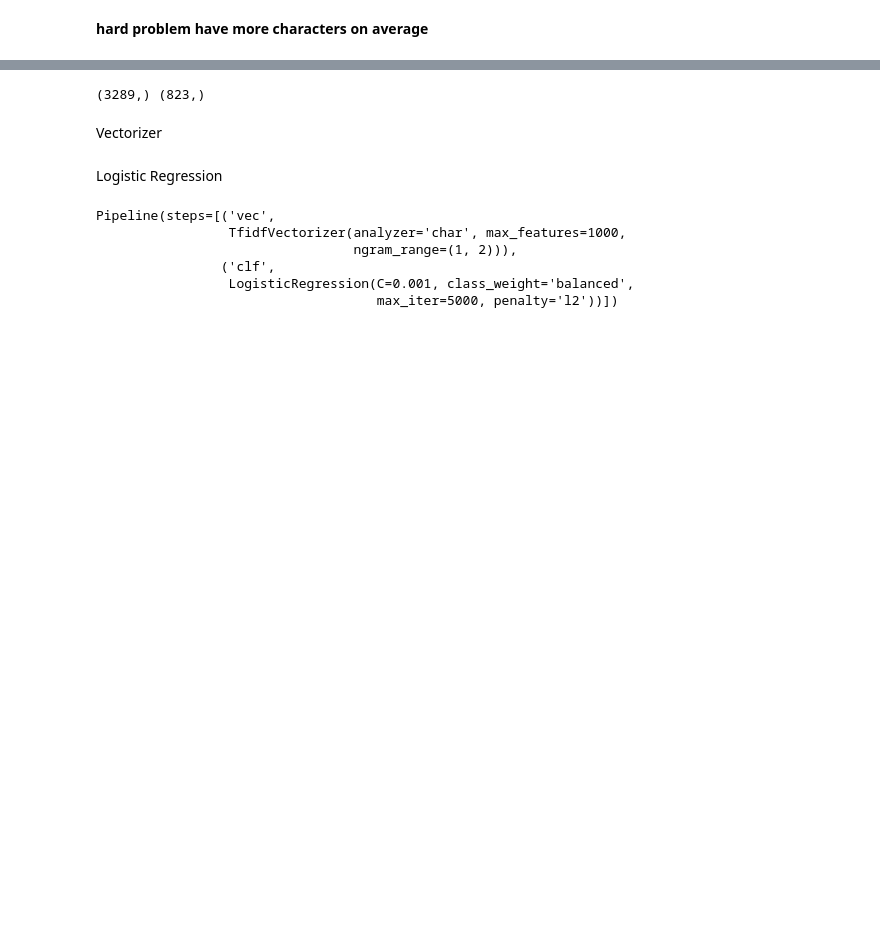
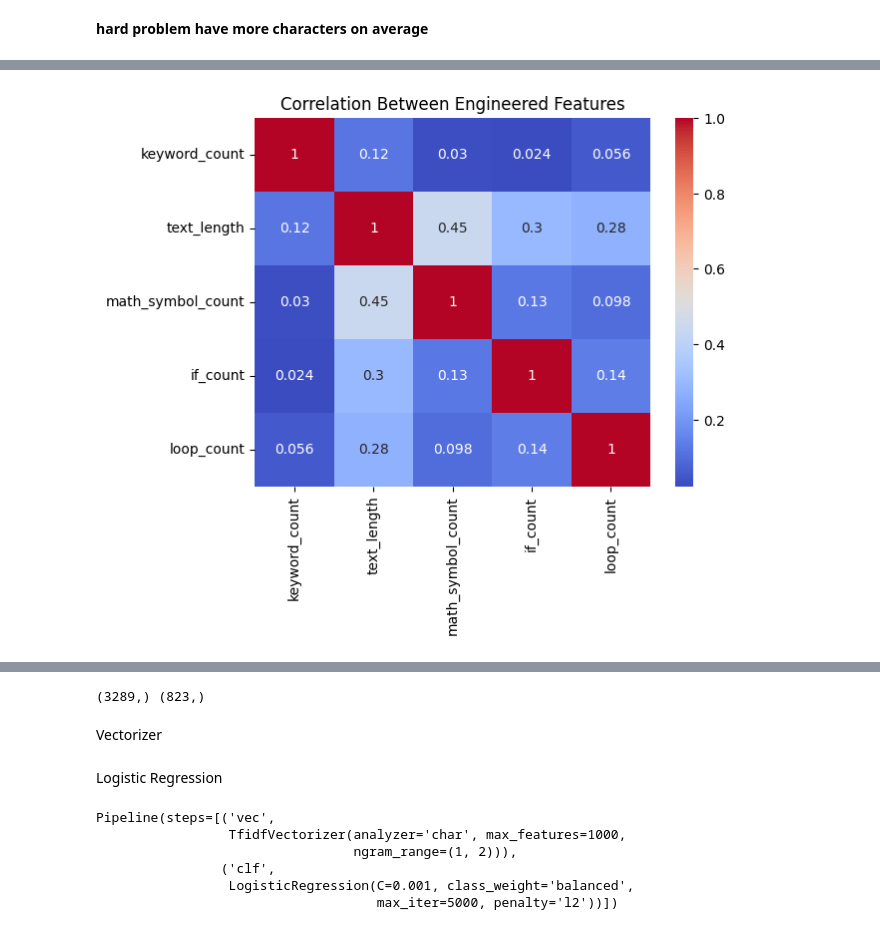
Before and after one commit to AmareswarNagam/AutoJudge, a Jupyter notebook: autojudge.ipynb, the cells around one changed output, grey strips where cells are left out. Cells and saved outputs as stored; diff of their text form; code cells hidden in the pictures; blank space fills up the shorter version.

```diff
--- a/autojudge.ipynb
+++ b/autojudge.ipynb
@@ -245,0 +194,8 @@ plt.axis("off")
+# %%
+def structural_features(text):
+    return [
+        len(text.split()),  # text length
+        len(re.findall(r"[+\-*/=<>]", text)),  # math symbols
+        text.count("if"),  # conditional hints
+        text.count("for") + text.count("while"),  # loop hints
+    ]
@@ -245,0 +212,20 @@ plt.axis("off")
+# %%
+engineered_features = []
+
+for text in df["text"]:
+    features = []
+    features.append(keyword_features(text))      # keyword column
+    features.extend(structural_features(text))   # structural feature columns
+    engineered_features.append(features)
+
+engineered_features = np.array(engineered_features)
+engineered_features_df = pd.DataFrame(
+    engineered_features,
+    columns=[
+        "keyword_count",
+        "text_length",
+        "math_symbol_count",
+        "if_count",
+        "loop_count",
+    ]
+)
@@ -245,0 +249,11 @@ plt.axis("off")
+# %%
+# correlation between engineered features
+sns.heatmap(
+    engineered_features_df.corr(),
+    annot=True,
+    cmap="coolwarm"
+)
+plt.title("Correlation Between Engineered Features")
+plt.show()
+# %% [output]
+[figure, added]
```
Also changed, not shown: parts of 57 cells of this notebook, 3 other files.
